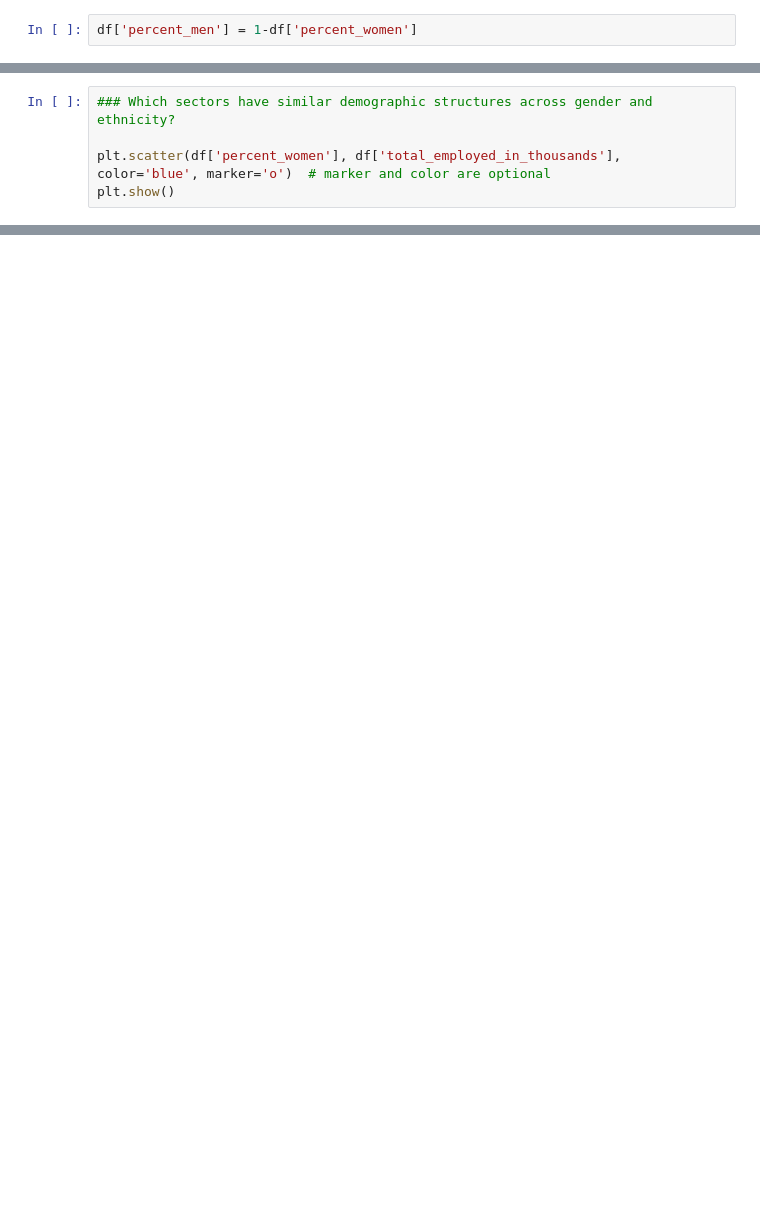
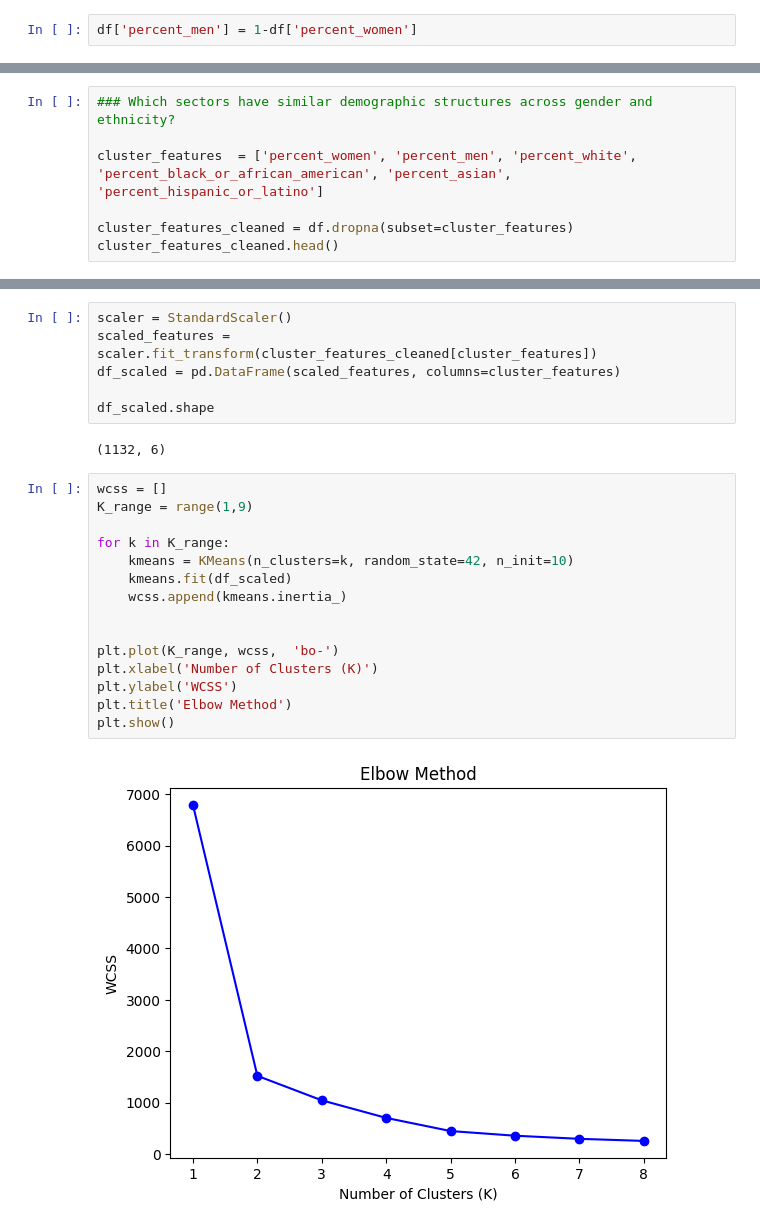
Before and after one commit to ahadaso042/Google-Diversity-Clustering, a Jupyter notebook: google_diversity.ipynb, the cells around one changed output, grey strips where cells are left out. Saved outputs shown, nothing was run; the diff lists cells and outputs as text; blank space fills up the shorter version.

Commit message:
Created clustering model

```diff
--- a/google_diversity.ipynb
+++ b/google_diversity.ipynb
@@ -41,6 +36,8 @@ df.describe()
 # %%
 ### Which sectors have similar demographic structures across gender and ethnicity?
 
-plt.scatter(df['percent_women'], df['total_employed_in_thousands'], color='blue', marker='o')  # marker and color are optional
-plt.show()
+cluster_features  = ['percent_women', 'percent_men', 'percent_white', 'percent_black_or_african_american', 'percent_asian', 'percent_hispanic_or_latino']
+
+cluster_features_cleaned = df.dropna(subset=cluster_features)
+cluster_features_cleaned.head()
 # %% [output]
@@ -47,0 +50,25 @@ plt.show()
+# %%
+scaler = StandardScaler()
+scaled_features = scaler.fit_transform(cluster_features_cleaned[cluster_features])
+df_scaled = pd.DataFrame(scaled_features, columns=cluster_features)
+
+df_scaled.shape
+# %% [output]
+(1132, 6)
+# %%
+wcss = []
+K_range = range(1,9)
+
+for k in K_range:
+    kmeans = KMeans(n_clusters=k, random_state=42, n_init=10)
+    kmeans.fit(df_scaled)
+    wcss.append(kmeans.inertia_)
+
+
+plt.plot(K_range, wcss,  'bo-')
+plt.xlabel('Number of Clusters (K)')
+plt.ylabel('WCSS')
+plt.title('Elbow Method')
+plt.show()
+# %% [output]
+[figure, added]
```
Also changed, not shown: parts of 5 cells of this notebook.
